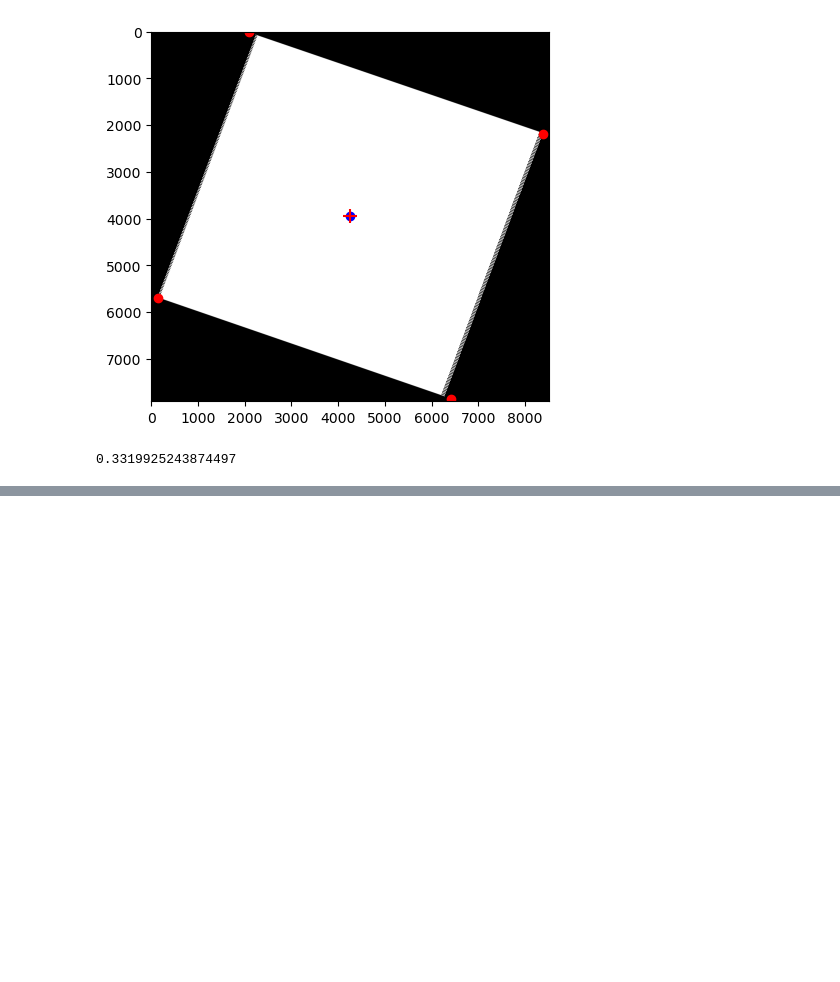
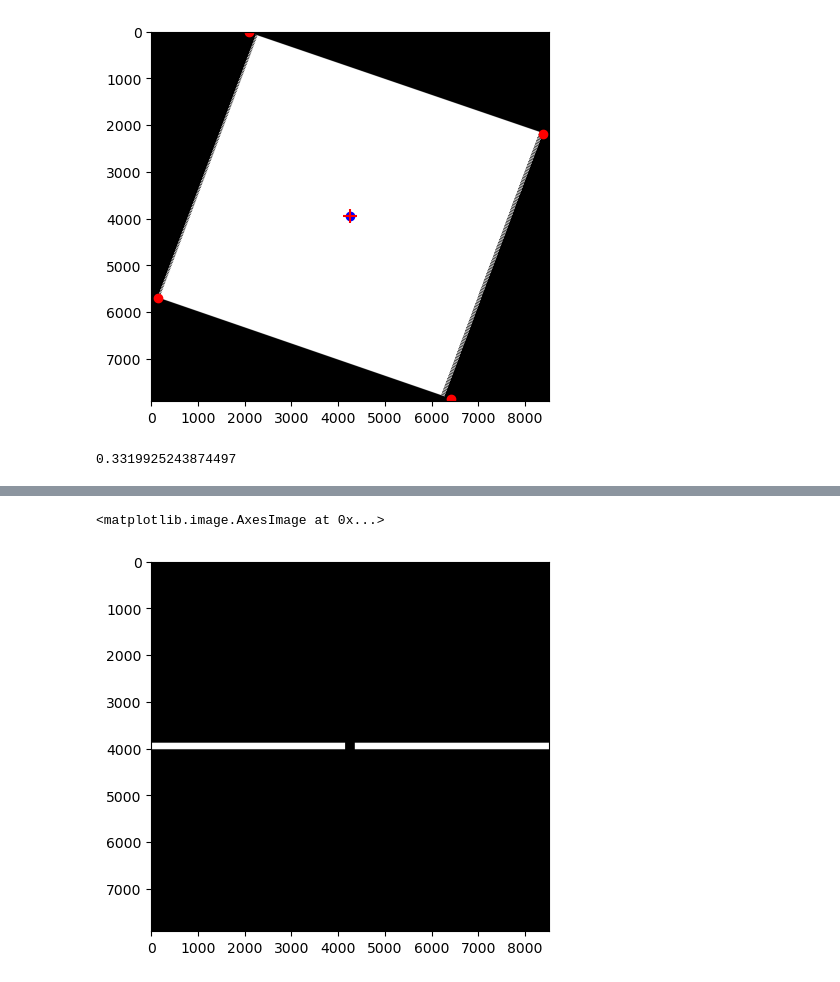
Before and after one commit to jacquelynsmale/LandsatFFT, a Jupyter notebook: cv_minimum_rectangle.ipynb, the cells around one changed output, grey strips where cells are left out. Saved outputs shown, nothing was run; the diff lists cells and outputs as text; code cells hidden in the pictures; blank space fills up the shorter version.

```diff
--- a/cv_minimum_rectangle.ipynb
+++ b/cv_minimum_rectangle.ipynb
@@ -97,0 +98,13 @@ plt.imshow(rotated)
+# %%
+m, n = img.shape
+angle =rect[2]
+center_m = int(np.floor(m / 2))
+center_n = int(np.floor(n / 2))
+filter_base = np.full((m,n), False)
+filter_base[center_m - 70:center_m + 70, :] = 1
+filter_base[:, center_n - 100:center_n + 100] = 0
+# %%
+plt.imshow(filter_base)
+# %% [output]
+<matplotlib.image.AxesImage at 0x...>
+[figure, added]
```
Also changed, not shown: parts of 3 cells of this notebook, 1 other file.
